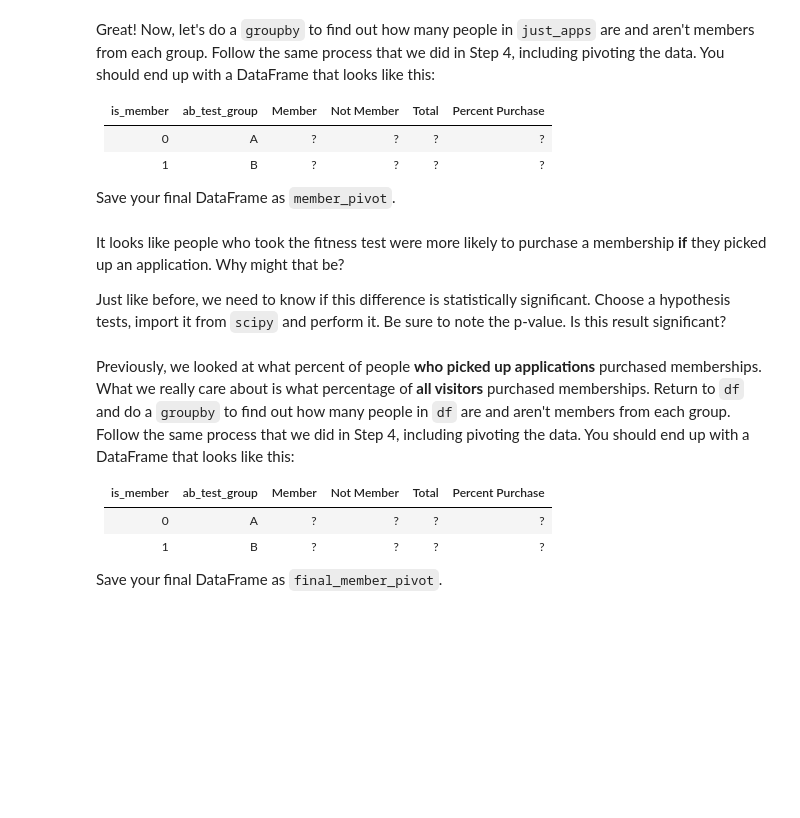
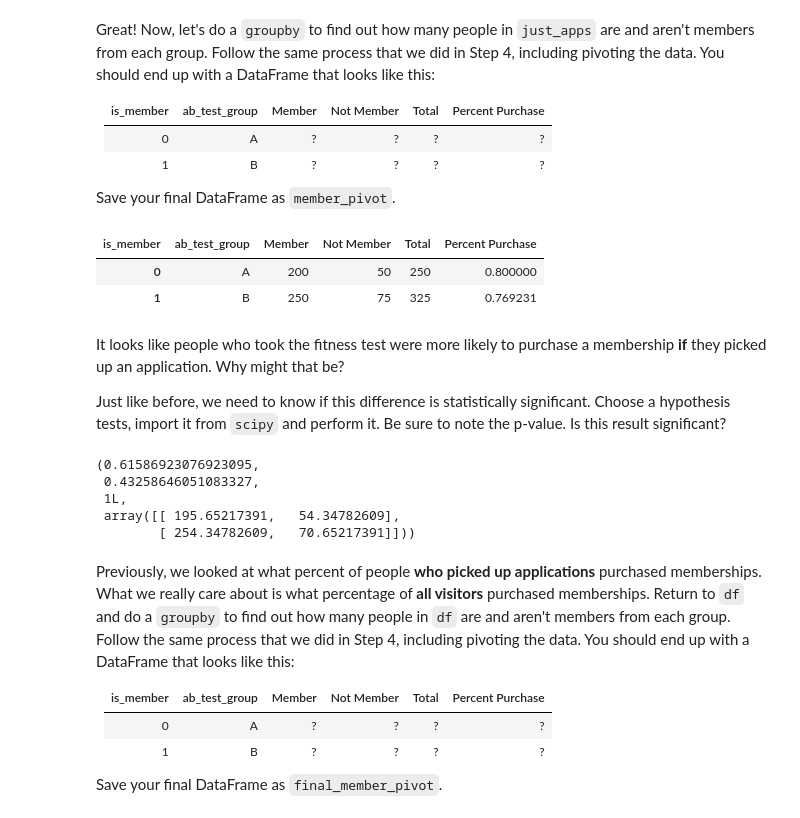
Before and after one commit to carmelhm/musclehub, a Jupyter notebook: input/musclehub.ipynb, the cells around one changed output. Saved outputs shown, nothing was run; the diff lists cells and outputs as text; code cells hidden in the pictures; blank space fills up the shorter version.

Commit message:
Step 5: Who purchases a membership

```diff
--- a/input/musclehub.ipynb
+++ b/input/musclehub.ipynb
@@ -249,8 +249,12 @@ p
 Of those who picked up an application, how many purchased a membership?
 
 Let's begin by adding a column to `df` called `is_member` which is `Member` if `purchase_date` is not `None`, and `Not Member` otherwise.
+# %%
+df['is_member'] = df.purchase_date.apply(lambda x: 'Member' if pd.notnull(x) else 'Not Member')
 # %% [markdown]
 Now, let's create a DataFrame called `just_apps` the contains only people who picked up an application.
+# %%
+just_apps = df[df.is_application == 'Application']
 # %% [markdown]
 Great! Now, let's do a `groupby` to find out how many people in `just_apps` are and aren't members from each group.  Follow the same process that we did in Step 4, including pivoting the data.  You should end up with a DataFrame that looks like this:
 
@@ -260,11 +264,35 @@ Great! Now, let's do a `groupby` to find out how many people in `just_apps` are
 |1|B|?|?|?|?|
 
 Save your final DataFrame as `member_pivot`.
+# %%
+member_count = just_apps.groupby(['ab_test_group', 'is_member'])\
+                 .email.count().reset_index()
+member_pivot = member_count.pivot(columns='is_member',
+                                  index='ab_test_group',
+                                  values='email')\
+                           .reset_index()
+
+member_pivot['Total'] = member_pivot.Member + member_pivot['Not Member']
+member_pivot['Percent Purchase'] = member_pivot.Member / member_pivot.Total
+member_pivot
+# %% [output]
+| is_member | ab_test_group | Member | Not Member | Total | Percent Purchase |
+| 0 | A | 200 | 50 | 250 | 0.800000 |
+| 1 | B | 250 | 75 | 325 | 0.769231 |
 # %% [markdown]
 It looks like people who took the fitness test were more likely to purchase a membership **if** they picked up an application.  Why might that be?
 
 Just like before, we need to know if this difference is statistically significant.  Choose a hypothesis tests, import it from `scipy` and perform it.  Be sure to note the p-value.
 Is this result significant?
+# %%
+contingency = [[200, 50], [250, 75]]
+chi2_contingency(contingency)
+# %% [output]
+(0.61586923076923095,
+ 0.43258646051083327,
+ 1L,
+ array([[ 195.65217391,   54.34782609],
+        [ 254.34782609,   70.65217391]]))
 # %% [markdown]
 Previously, we looked at what percent of people **who picked up applications** purchased memberships.  What we really care about is what percentage of **all visitors** purchased memberships.  Return to `df` and do a `groupby` to find out how many people in `df` are and aren't members from each group.  Follow the same process that we did in Step 4, including pivoting the data.  You should end up with a DataFrame that looks like this:
 
```
Also changed, not shown: parts of 4 cells of this notebook.
